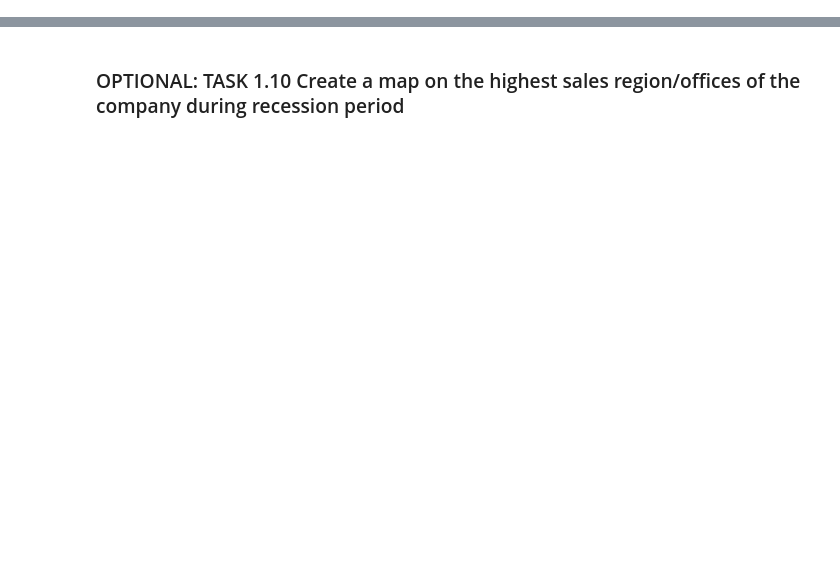
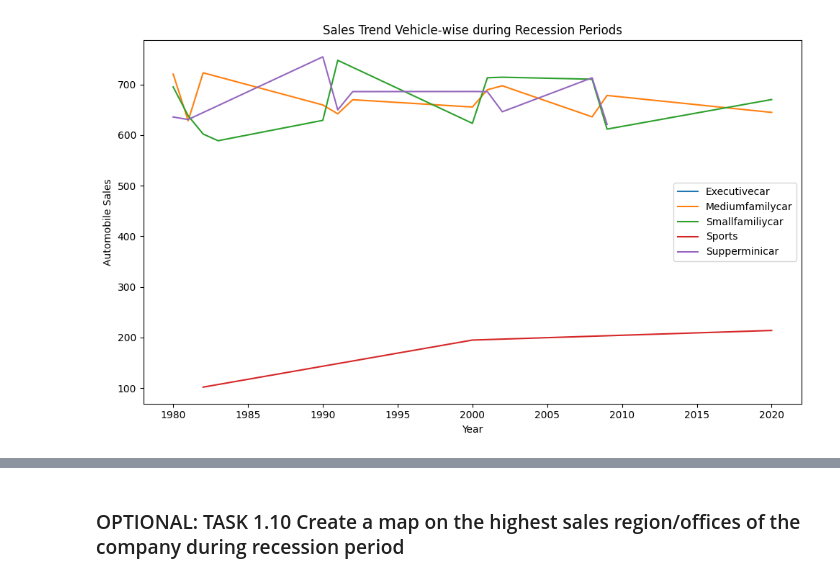
Before and after one commit to Nivporwal25/Analyzing-the-Impact-of-Recession-on-Automobile-Sales, a Jupyter notebook: DV0101EN-Final-Assign-Part-1-Questions.ipynb, the cells around one changed output, grey strips where cells are left out. Saved outputs shown, nothing was run; the diff lists cells and outputs as text; code cells hidden in the pictures; blank space fills up the shorter version.

```diff
--- a/DV0101EN-Final-Assign-Part-1-Questions.ipynb
+++ b/DV0101EN-Final-Assign-Part-1-Questions.ipynb
@@ -273,0 +89,17 @@ plt.show()
+# %%
+# TASK 1.2 (Additional): Sales trend vehicle-wise during recession periods
+df_rec = df[df['Recession'] == 1]
+df_Mline = df_rec.groupby(['Year', 'Vehicle_Type'], as_index=False)['Automobile_Sales'].mean()
+df_Mline.set_index('Year', inplace=True)
+df_Mline = df_Mline.groupby(['Vehicle_Type'])['Automobile_Sales']
+
+plt.figure(figsize=(10, 6))
+df_Mline.plot(kind='line')
+plt.xlabel('Year')
+plt.ylabel('Automobile Sales')
+plt.title('Sales Trend Vehicle-wise during Recession Periods')
+plt.legend()
+plt.tight_layout()
+plt.show()
+# %% [output]
+[figure, added]
```
Also changed, not shown: parts of 58 cells of this notebook.
